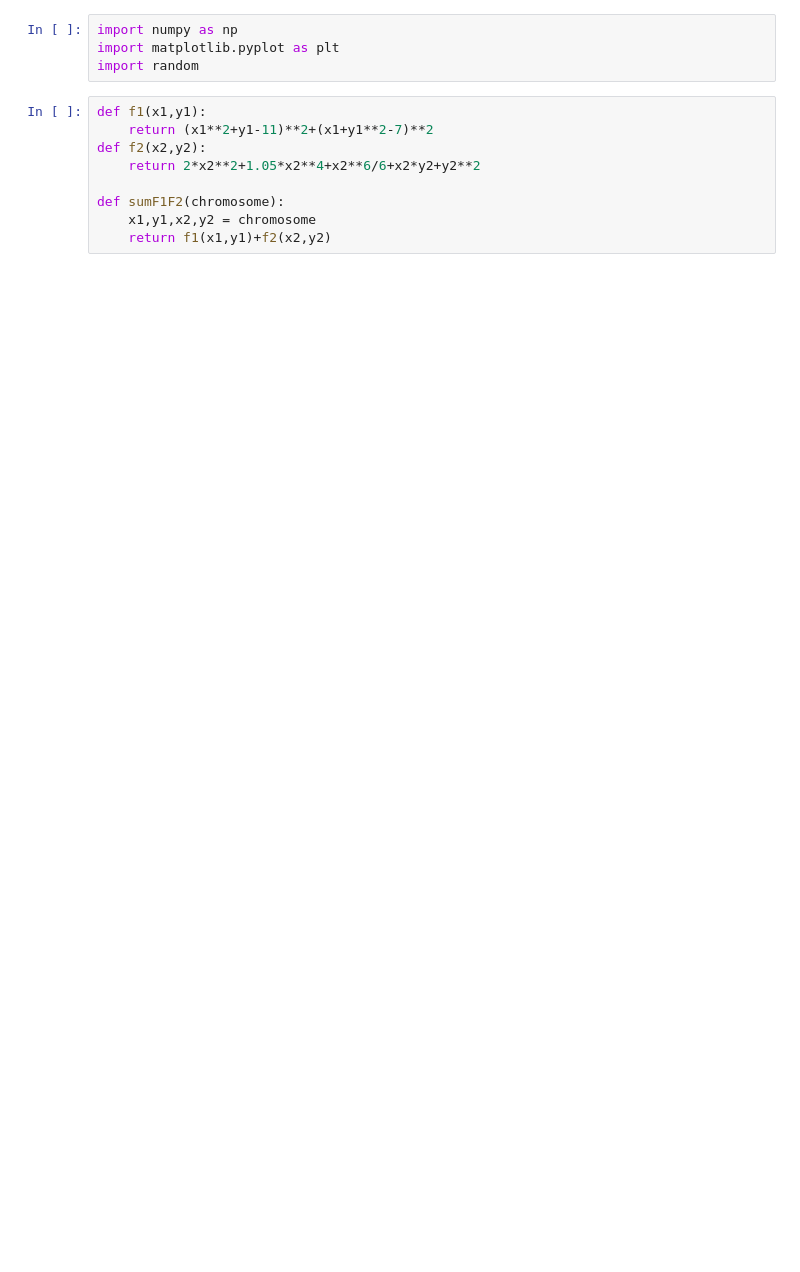
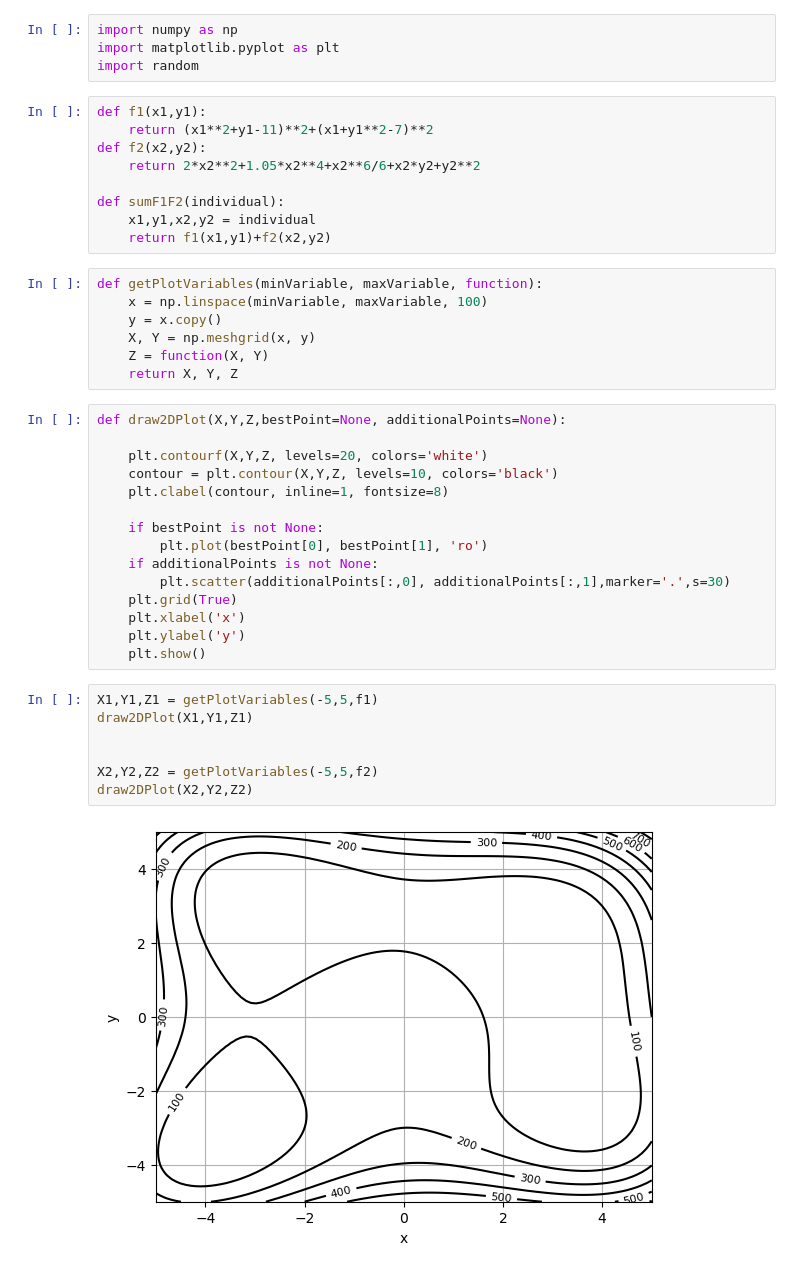
Before and after one commit to Wojtekpob/AI-algorithms, a Jupyter notebook: lab2_algorytmy_ewolucyjne/zad2.ipynb, the cells around one changed output. Saved outputs shown, nothing was run; the diff lists cells and outputs as text; blank space fills up the shorter version.

```diff
--- a/lab2_algorytmy_ewolucyjne/zad2.ipynb
+++ b/lab2_algorytmy_ewolucyjne/zad2.ipynb
@@ -8,6 +8,37 @@ def f1(x1,y1):
 def f2(x2,y2):
     return 2*x2**2+1.05*x2**4+x2**6/6+x2*y2+y2**2
 
-def sumF1F2(chromosome):
-    x1,y1,x2,y2 = chromosome
+def sumF1F2(individual):
+    x1,y1,x2,y2 = individual
     return f1(x1,y1)+f2(x2,y2)
+# %%
+def getPlotVariables(minVariable, maxVariable, function):
+    x = np.linspace(minVariable, maxVariable, 100)
+    y = x.copy()
+    X, Y = np.meshgrid(x, y)
+    Z = function(X, Y)
+    return X, Y, Z
+# %%
+def draw2DPlot(X,Y,Z,bestPoint=None, additionalPoints=None):
+
+    plt.contourf(X,Y,Z, levels=20, colors='white')
+    contour = plt.contour(X,Y,Z, levels=10, colors='black')
+    plt.clabel(contour, inline=1, fontsize=8)
+
+    if bestPoint is not None:
+        plt.plot(bestPoint[0], bestPoint[1], 'ro')
+    if additionalPoints is not None:
+        plt.scatter(additionalPoints[:,0], additionalPoints[:,1],marker='.',s=30)
+    plt.grid(True)
+    plt.xlabel('x')
+    plt.ylabel('y')
+    plt.show()
+# %%
+X1,Y1,Z1 = getPlotVariables(-5,5,f1)
+draw2DPlot(X1,Y1,Z1)
+
+
+X2,Y2,Z2 = getPlotVariables(-5,5,f2)
+draw2DPlot(X2,Y2,Z2)
+# %% [output]
+[figure, added]
```
Also changed, not shown: parts of 21 cells of this notebook.
